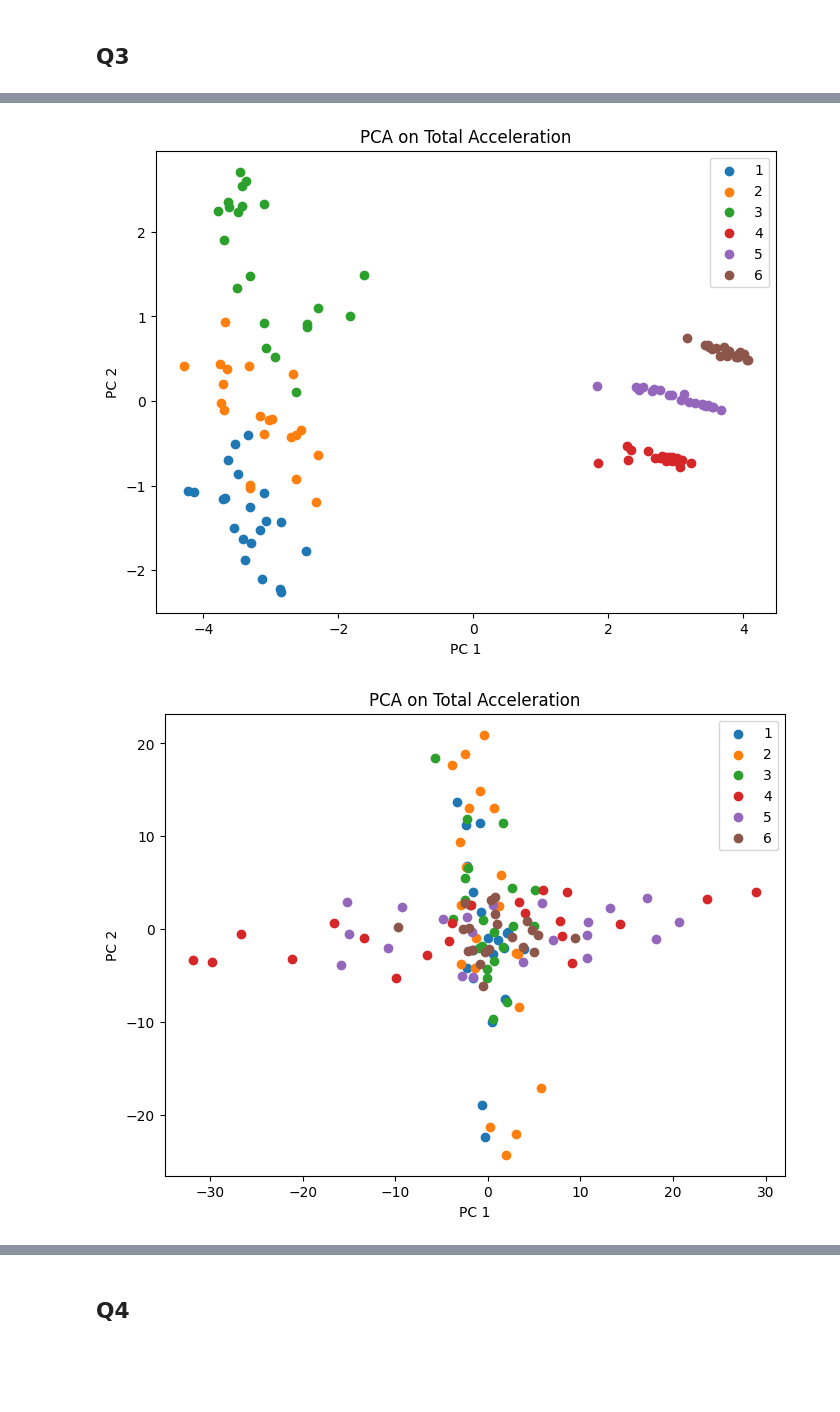
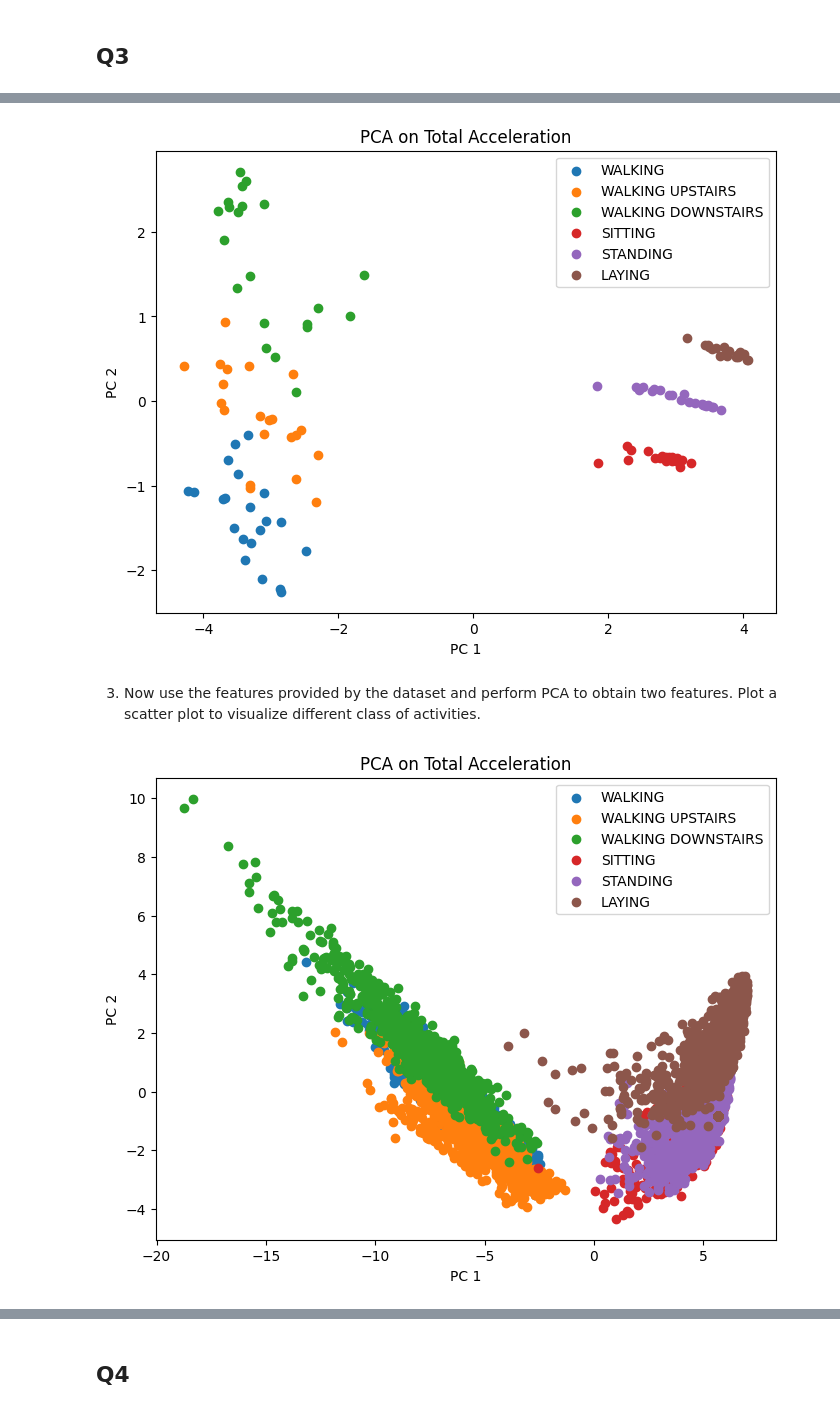
Before and after one commit to PankajGadhwal/ML-Projects, a Jupyter notebook: A1/HAR/Task1.ipynb, the cells around one changed output, grey strips where cells are left out. Saved outputs shown, nothing was run; the diff lists cells and outputs as text; code cells hidden in the pictures; blank space fills up the shorter version.

```diff
--- a/A1/HAR/Task1.ipynb
+++ b/A1/HAR/Task1.ipynb
@@ -81,7 +99,7 @@ for i, index in enumerate(activity_classes):
 
     sum_of_squares = np.sum(waveform**2, axis=1)
 
-    ax.plot(sum_of_squares, label=activity[index])
+    ax.plot(sum_of_squares, label=activity_labels[index])
 
 ax.set_title('Sum of Squares of Accelerometer Data for Different Activities')
 ax.set_xlabel('Time')
@@ -164,7 +199,7 @@ X_train_pca = pca.fit_transform(data_with_labels)
 plt.figure(figsize=(8, 6))
 for activity in np.unique(y_train):
     indices = np.where(y_train == activity)
-    plt.scatter(X_train_pca[indices, 0], X_train_pca[indices, 1], label=activity)
+    plt.scatter(X_train_pca[indices, 0], X_train_pca[indices, 1], label=activity_labels[activity])
 plt.title('PCA on Total Acceleration')
 plt.xlabel('PC 1')
 plt.ylabel('PC 2')
@@ -181,34 +218,35 @@ X_train_pca = pca.fit_transform(data_with_labels)
 plt.figure(figsize=(8, 6))
 for activity in np.unique(y_train):
     indices = np.where(y_train == activity)
-    plt.scatter(X_train_pca[indices, 0], X_train_pca[indices, 1], label=activity)
+    plt.scatter(X_train_pca[indices, 0], X_train_pca[indices, 1], label=activity_labels[activity])
 plt.title('PCA on Total Acceleration')
 plt.xlabel('PC 1')
 plt.ylabel('PC 2')
 plt.legend()
 plt.show()
 # %% [output]
-[figure, old version]
+[figure, new version]
+# %%
+X_df = pd.read_csv('UCI HAR Dataset/train/X_train.txt', header=None, sep='\s+')
+X_df_heads = pd.read_csv('UCI HAR Dataset/features.txt', header=None, sep='\s+')
+X_df.columns = X_df_heads[1].values
+y_df = pd.read_csv('UCI HAR Dataset/train/y_train.txt', header=None, sep='\s+')
+# %% [markdown]
+3. Now use the features provided by the dataset and perform PCA to obtain two features. Plot a scatter plot to visualize different class of activities.
 # %%
-scaler = StandardScaler()
-X_train_scaled = np.array([scaler.fit_transform(sample) for sample in X_train])
-
-n_samples, n_timesteps, n_features = X_train_scaled.shape
-X_train_reshaped = X_train_scaled.reshape(n_samples, n_timesteps * n_features)
-
-data_with_labels = np.column_stack((X_train_reshaped, y_train))
+data_with_labels = np.column_stack((X_df, y_df))
 
 pca = PCA(n_components=2)
 X_train_pca = pca.fit_transform(data_with_labels)
 
 plt.figure(figsize=(8, 6))
-for activity in np.unique(y_train):
-    indices = np.where(y_train == activity)
-    plt.scatter(X_train_pca[indices, 0], X_train_pca[indices, 1], label=activity)
+for activity in np.unique(y_df):
+    indices = np.where(y_df == activity)
+    plt.scatter(X_train_pca[indices, 0], X_train_pca[indices, 1], label=activity_labels[activity])
 plt.title('PCA on Total Acceleration')
 plt.xlabel('PC 1')
 plt.ylabel('PC 2')
 plt.legend()
 plt.show()
 # %% [output]
-[figure, old version]
+[figure, new version]
```
Also changed, not shown: parts of 17 cells of this notebook.
